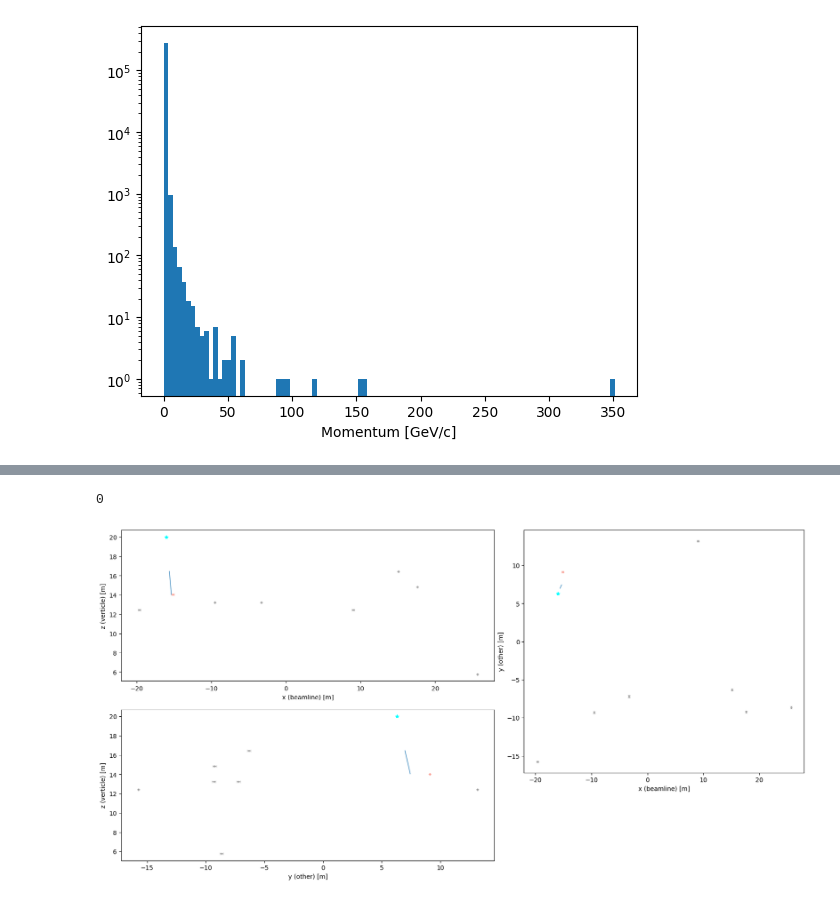
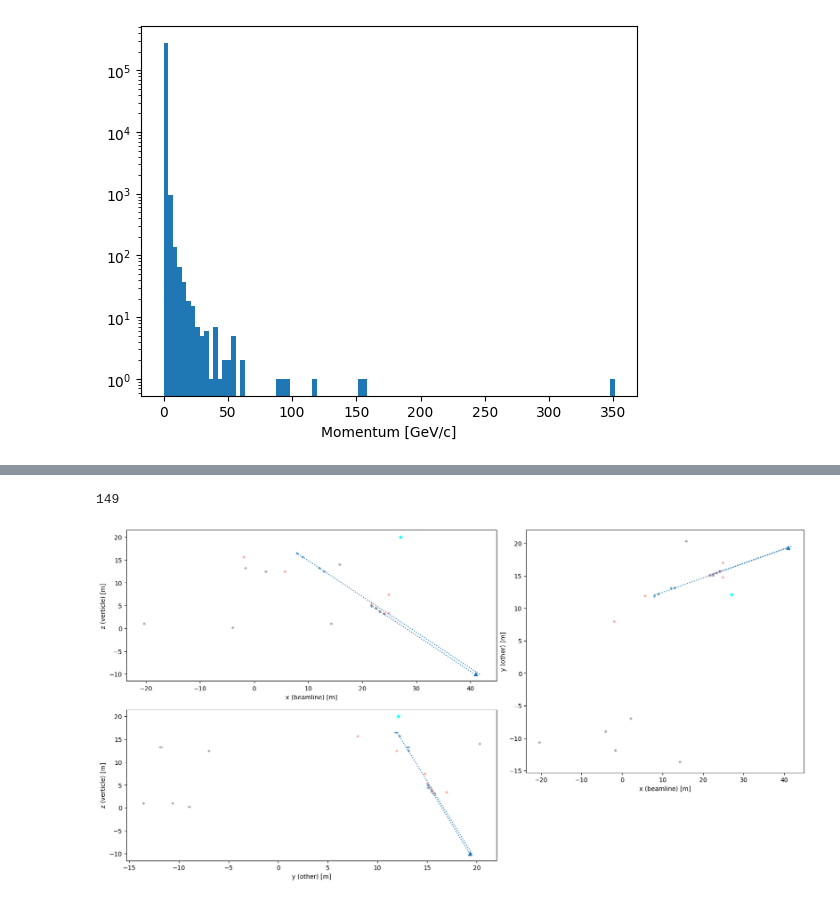
Before and after one commit to EdmondRen/mathusla-newsim, a Jupyter notebook: studies/mathusla40/cosmic_n/1.running_neutron_batches.ipynb, the cells around one changed output, grey strips where cells are left out. Drawn from its saved outputs; the diff is of its cells as text; code cells hidden in the pictures.

```diff
--- a/studies/mathusla40/cosmic_n/1.running_neutron_batches.ipynb
+++ b/studies/mathusla40/cosmic_n/1.running_neutron_batches.ipynb
@@ -180,3 +183,11 @@ plt.xlabel("Momentum [GeV/c]")
 # %% [output]
 Text(0.5, 0, 'Momentum [GeV/c]')
 [figure]
+# %%
+data_dir="../../../../musim_test/"
+fname_comb = f"{data_dir}/series_2_digi_recon.root"
+
+f2 = root.tfile_reader(fname_comb)
+f2.ls()
+f2.get_tree("data")
+print("Entries", f2.entries)
@@ -183,11 +203,11 @@ Text(0.5, 0, 'Momentum [GeV/c]')
 # %%
-i=0
-# i+=1
+# i=0
+i+=1
 print(i)
 
-data = f1.get_entry(i)
+data = f2.get_entry(i)
 event = datatypes.Event(data, metadata_digi)
 event.plot()
 # %% [output]
-0
+149
-[figure, old version]
+[figure, new version]
```
Also changed, not shown: parts of 3 cells of this notebook, 5 other files.
